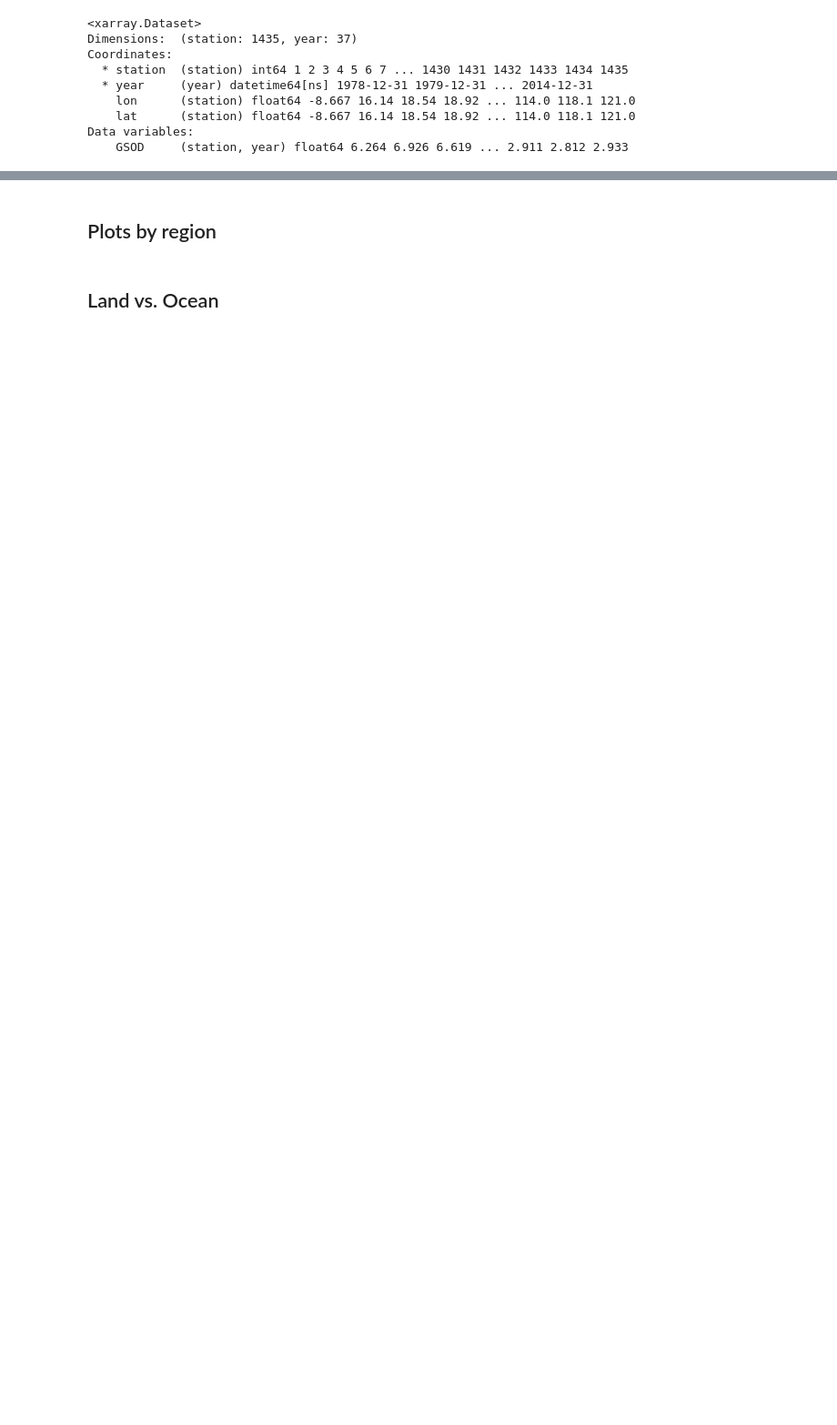
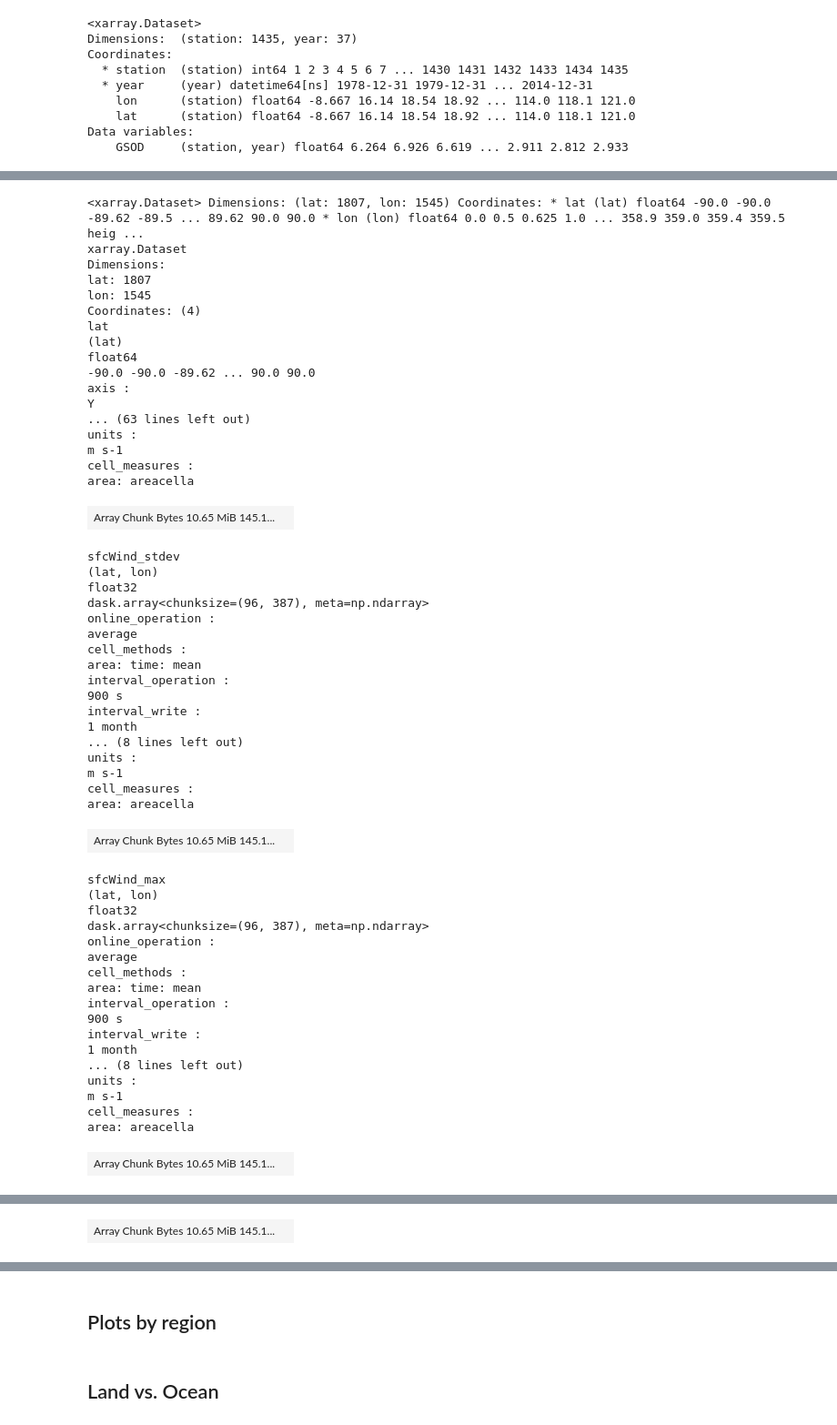
Before and after one commit to ivalencius/winds-of-change, a Jupyter notebook: amip_validation.ipynb, the cells around one changed output, grey strips where cells are left out. Shown at 91% size. Saved outputs shown, nothing was run; the diff lists cells and outputs as text; code cells hidden in the pictures; blank space fills up the shorter version.

```diff
--- a/amip_validation.ipynb
+++ b/amip_validation.ipynb
@@ -83,20 +104,20 @@ realizations
 # Get all model names
 model_folders = glob('/data/projects/bccg/CMIP6/amip-hist/mon/sfcWind/*')
 model_names = [f.split('/')[-1] for f in model_folders]
-print('All models:')
+print('Model names:')
 print(model_names)
 # Create list to hold datasets
 dset_list = []
 # Create dictionary to display indices of models
 realizations_dict = dict()
-with warnings.catch_warnings():  # suppress warnings (just xarray bookeeping)
+with warnings.catch_warnings():  # suppress warnings from xarray bookeeping
     warnings.simplefilter("ignore")
     for model in tqdm(model_names, desc='Loading models'):
         # Sort to make sure realization indices increasing
         paths = sorted(glob(f'/data/projects/bccg/CMIP6/amip-hist/mon/sfcWind/{model}/*'))
         # Get realization numbers
         realizations = [f.split('_')[-3] for f in paths]
-        realizations_dict[model] = list(set(realizations))  # eliminate duplicates
+        realizations_dict[model] = sorted(list(set(realizations)))  # eliminate duplicates
         # Create ensembles
         ens = create_ensemble(paths, realizations=realizations)
         # Combine realizations
@@ -104,12 +125,16 @@ with warnings.catch_warnings():  # suppress warnings (just xarray bookeeping)
         reduced = ensemble_mean_std_max_min(ens)[keep_vars]
         # Convert the calendar to standard to merge across models
         calendar_corrected = reduced.convert_calendar('standard', use_cftime=True)
+        # Filter to correct time range (1978-2014)
+        sliced = calendar_corrected.sel(time=slice('1978', '2015'))
         # Add model (realization as axis to play nice with xclim)
-        dset_list.append(calendar_corrected.assign_coords(realization=model))
+        ds = sliced.assign_coords(realization=model).chunk({'time': -1})
+        # Append to list to merge
+        dset_list.append(ds)
     n_models = len(model_names)
     # Create ensemble
-    # with dask.config.set(**{'array.slicing.split_large_chunks': True}):
-    #     ensemble = xr.merge(dset_list)
+    with dask.config.set(**{'array.slicing.split_large_chunks': False}):
+        ensemble = xr.merge(dset_list, compat='minimal')
 print(realizations_dict)
-# ensemble
+ensemble
 # %% [output]
@@ -184,3 +209,6 @@ Coordinates:
     lat      (station) float64 -8.667 16.14 18.54 18.92 ... 114.0 118.1 121.0
 Data variables:
     GSOD     (station, year) float64 6.264 6.926 6.619 ... 2.911 2.812 2.933
+# %%
+ensemble.isel(realization=0).mean(['time'])
+# %% [output]
@@ -186,0 +216,54 @@ Data variables:
+<xarray.Dataset> Dimensions: (lat: 1807, lon: 1545) Coordinates: * lat (lat) float64 -90.0 -90.0 -89.62 -89.5 ... 89.62 90.0 90.0 * lon (lon) float64 0.0 0.5 0.625 1.0 ... 358.9 359.0 359.4 359.5 heig ...
+xarray.Dataset
+Dimensions:
+lat: 1807
+lon: 1545
+Coordinates: (4)
+lat
+(lat)
+float64
+-90.0 -90.0 -89.62 ... 90.0 90.0
+axis :
+Y
+... (63 lines left out)
+units :
+m s-1
+cell_measures :
+area: areacella
+| Array Chunk Bytes 10.65 MiB 145.1... |  |
+sfcWind_stdev
+(lat, lon)
+float32
+dask.array<chunksize=(96, 387), meta=np.ndarray>
+online_operation :
+average
+cell_methods :
+area: time: mean
+interval_operation :
+900 s
+interval_write :
+1 month
+... (8 lines left out)
+units :
+m s-1
+cell_measures :
+area: areacella
+| Array Chunk Bytes 10.65 MiB 145.1... |  |
+sfcWind_max
+(lat, lon)
+float32
+dask.array<chunksize=(96, 387), meta=np.ndarray>
+online_operation :
+average
+cell_methods :
+area: time: mean
+interval_operation :
+900 s
+interval_write :
+1 month
+... (8 lines left out)
+units :
+m s-1
+cell_measures :
+area: areacella
+| Array Chunk Bytes 10.65 MiB 145.1... |  |
@@ -186,0 +287 @@ Data variables:
+| Array Chunk Bytes 10.65 MiB 145.1... |  |
```
Also changed, not shown: parts of 7 cells of this notebook.
